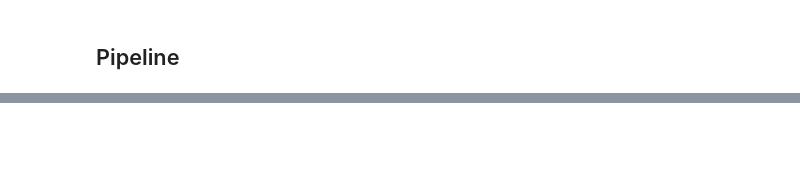
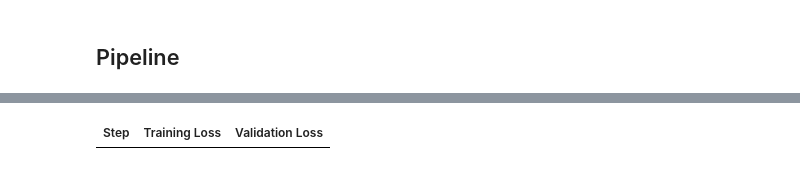
Before and after one commit to QTanweer/Text-Summarizatiom, a Jupyter notebook: research/04_training.ipynb, the cells around one changed output, grey strips where cells are left out. Saved outputs shown, nothing was run; the diff lists cells and outputs as text; code cells hidden in the pictures; blank space fills up the shorter version.

Commit message:
training completed

```diff
--- a/research/04_training.ipynb
+++ b/research/04_training.ipynb
@@ -34,3 +17,18 @@ class PrepareCallbacksConfig:
+# %%
+@dataclass(frozen=True)
+class TrainingConfig:
+    root_dir: Path
+    data_path: Path
+    model_ckpt: Path
+    num_train_epochs: int
+    warmup_steps: int
+    per_device_train_batch_size: int
+    weight_decay: float
+    logging_steps: int
+    evaluation_strateg: str
+    eval_steps: int
+    save_steps: float
+    gradient_accumulation_steps: int
 # %% [markdown]
 ## configurtions manager in src/config
 # %%
@@ -200,17 +136,9 @@ class Training:
 # %%
 try:
     config = ConfigurationManager()
-    prepare_callbacks_config = config.get_prepare_callback_config()
-    prepare_callbacks = PrepareCallback(config=prepare_callbacks_config)
-    callback_list = prepare_callbacks.get_tb_ckpt_callbacks()
-
-    training_config = config.get_training_config()
-    training = Training(config=training_config)
-    training.get_base_model()
-    training.train_valid_generator()
-    training.train(
-        callback_list=callback_list
-    )
+    model_trainer_config = config.get_training_config()
+    model_trainer = ModelTrainer(config=model_trainer_config)
+    model_trainer.train()
 except Exception as e:
     raise e
 # %% [output]
@@ -256,0 +154 @@ This message will be only logged once.
+| Step | Training Loss | Validation Loss |
```
Also changed, not shown: parts of 10 cells of this notebook, 9 other files.
